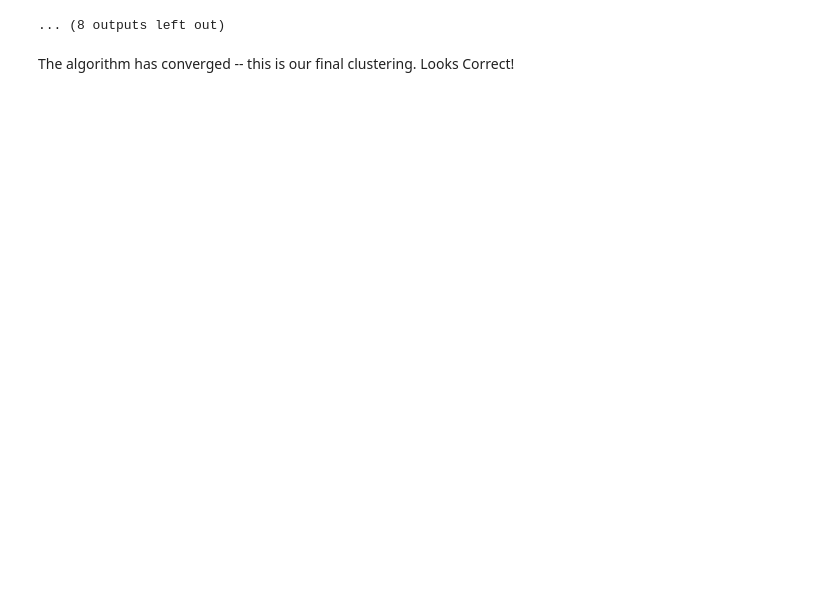
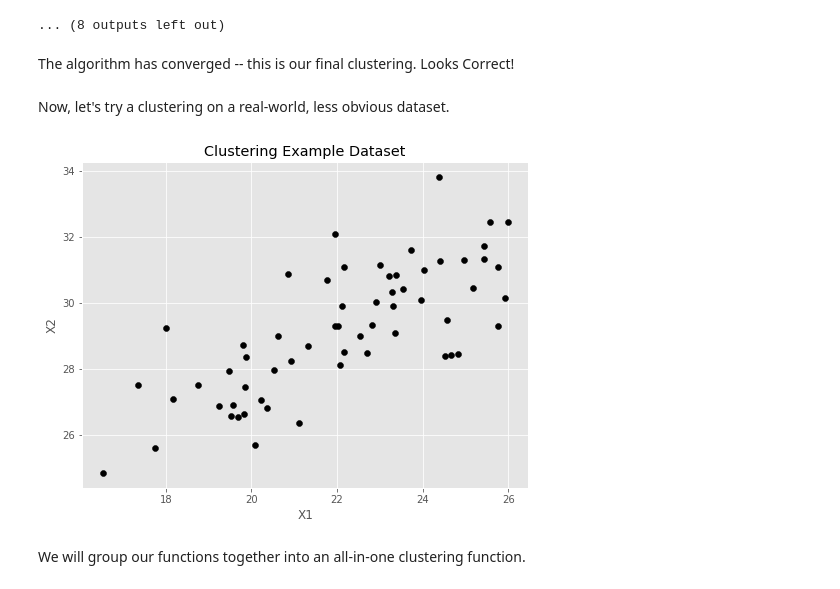
Before and after one commit to neil-ash/Workshops, a Jupyter notebook: Ashtekar_K-Means_Clustering.ipynb, the cells around one changed output. Saved outputs shown, nothing was run; the diff lists cells and outputs as text; code cells hidden in the pictures; blank space fills up the shorter version.

Commit message:
Include shirt sizing dataset

```diff
--- a/Ashtekar_K-Means_Clustering.ipynb
+++ b/Ashtekar_K-Means_Clustering.ipynb
@@ -150,3 +146,5 @@ Iteration 6:
 ... (8 outputs left out)
 # %% [markdown]
 The algorithm has converged -- this is our final clustering. Looks Correct!
+# %% [markdown]
+Now, let's try a clustering on a real-world, less obvious dataset.
@@ -152,0 +155,6 @@ The algorithm has converged -- this is our final clustering. Looks Correct!
+# %%
+show_data()
+# %% [output]
+[figure, added]
+# %% [markdown]
+We will group our functions together into an all-in-one clustering function.
```
Also changed, not shown: parts of 12 cells of this notebook.
